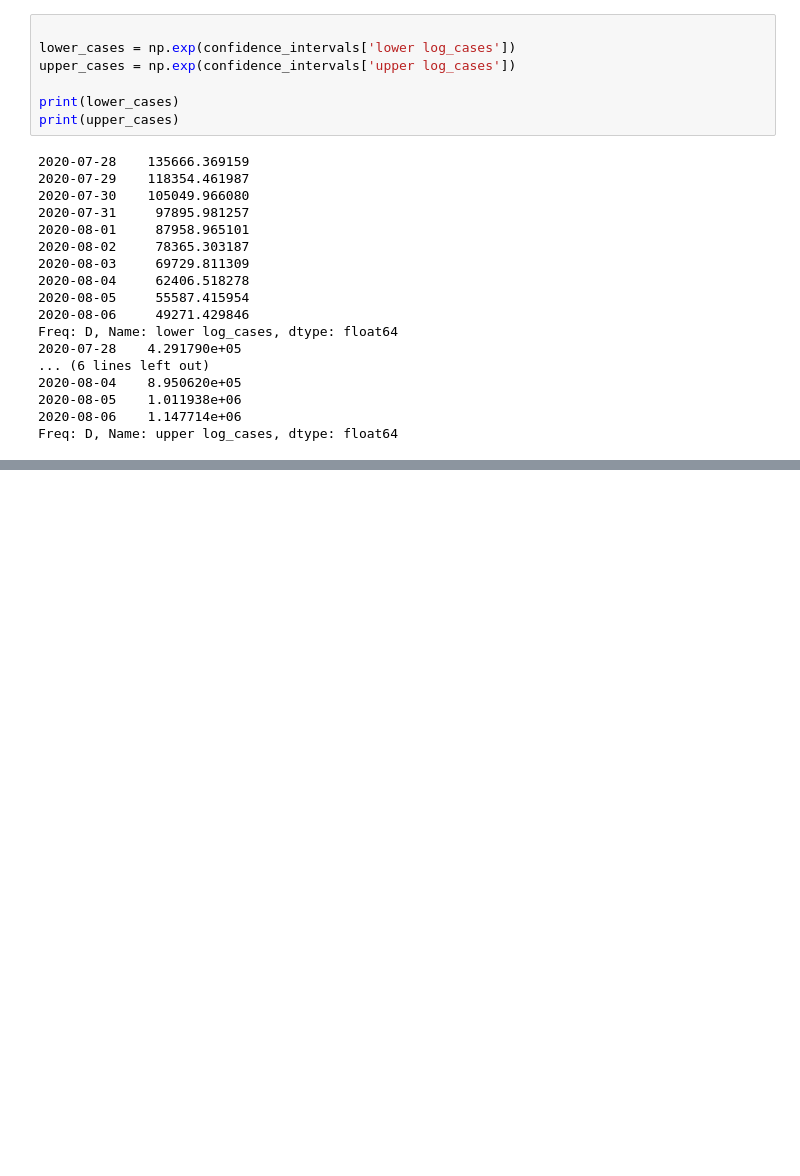
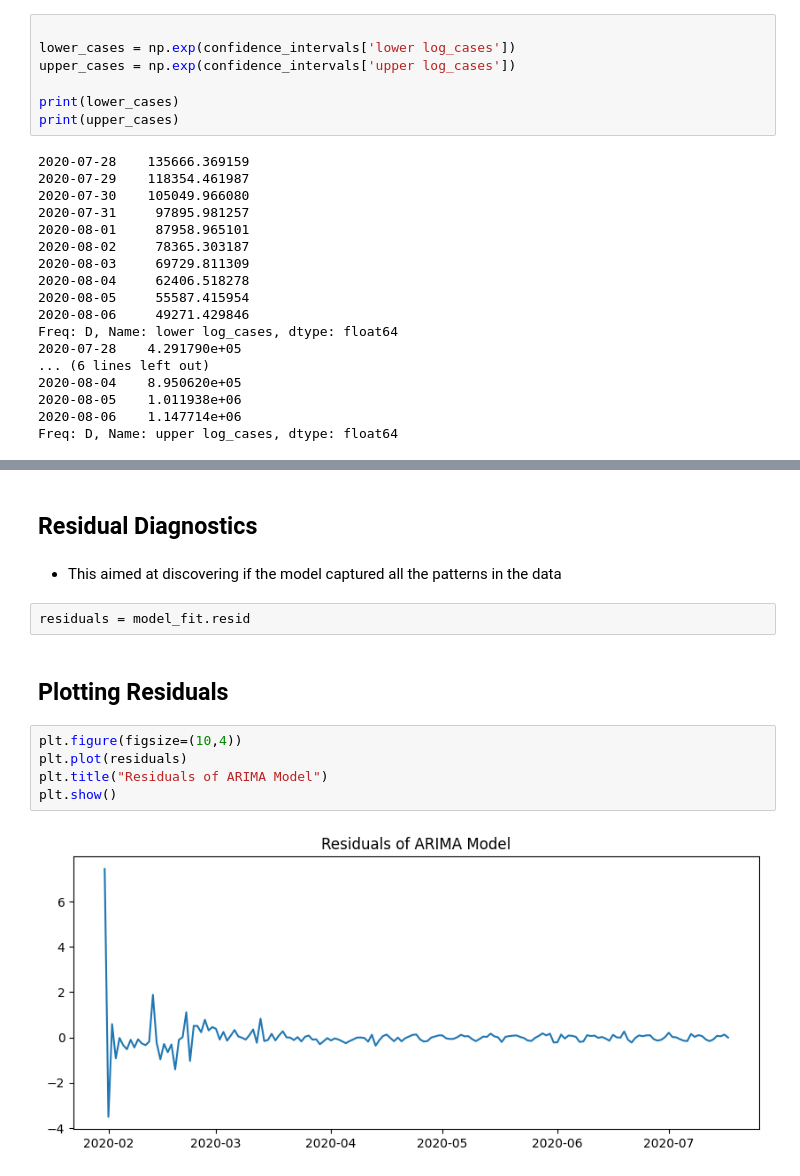
Before and after one commit to Agumekenneth/Time-series-, a Jupyter notebook: project/day-wise.ipynb, the cells around one changed output, grey strips where cells are left out. Saved outputs shown, nothing was run; the diff lists cells and outputs as text; blank space fills up the shorter version.

```diff
--- a/project/day-wise.ipynb
+++ b/project/day-wise.ipynb
@@ -534,0 +653,15 @@ Freq: D, Name: upper log_cases, dtype: float64
+# %% [markdown]
+## Residual Diagnostics
+# %% [markdown]
+- This aimed at discovering if the model captured all the patterns in the data
+# %%
+residuals = model_fit.resid
+# %% [markdown]
+## Plotting Residuals
+# %%
+plt.figure(figsize=(10,4))
+plt.plot(residuals)
+plt.title("Residuals of ARIMA Model")
+plt.show()
+# %% [output]
+[figure, added]
```
Also changed, not shown: parts of 33 cells of this notebook.
